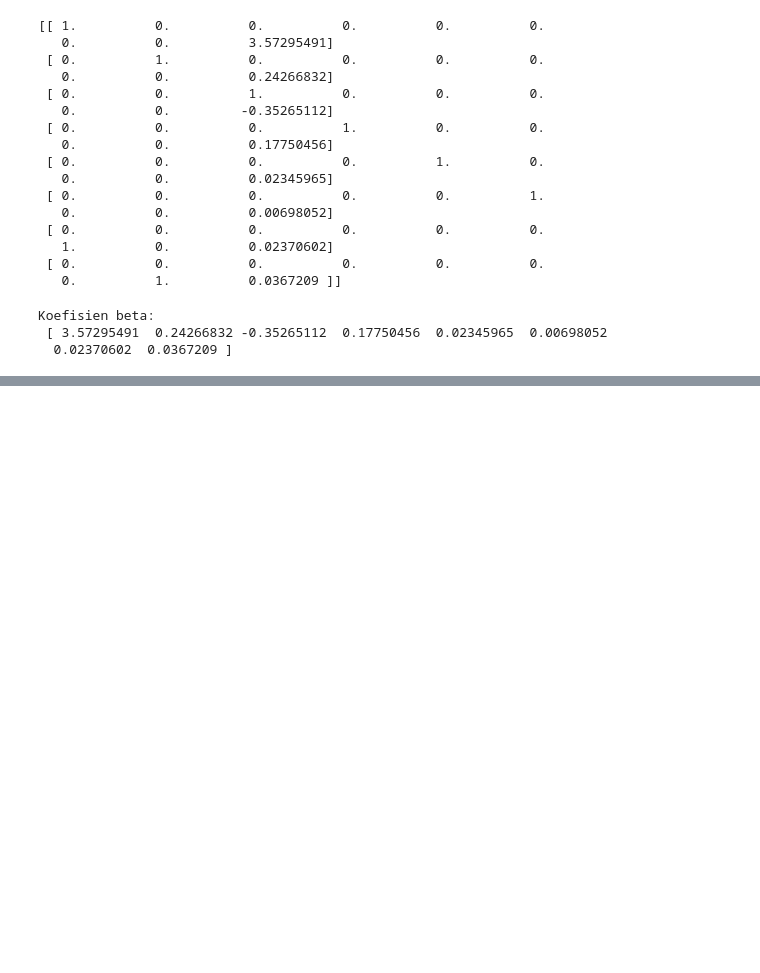
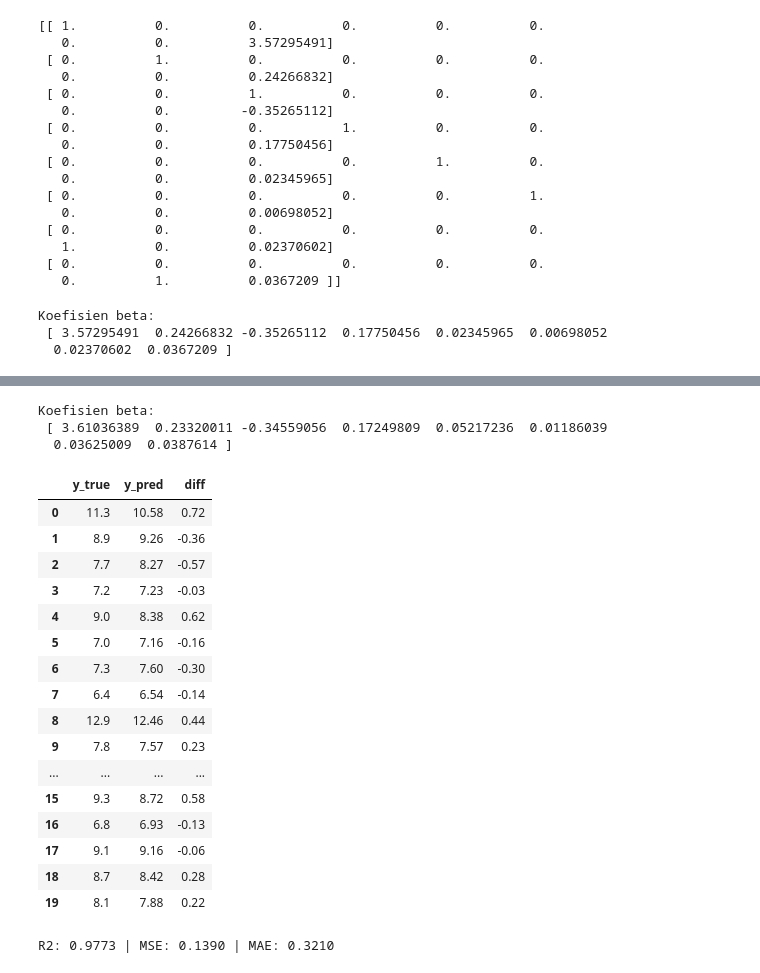
Before and after one commit to umbiumbiian/Mobile-Legend-Bang-Bang, a Jupyter notebook: notebook/main.ipynb, the cells around one changed output, grey strips where cells are left out. Cells and saved outputs as stored; diff of their text form; code cells hidden in the pictures; blank space fills up the shorter version.

```diff
--- a/notebook/main.ipynb
+++ b/notebook/main.ipynb
@@ -607,0 +695,58 @@ dan mendapatkan koefisien untuk setiap fitur
+# %%
+beta= rref[:, -1]
+print("Koefisien beta:\n", beta)
+# %% [output]
+Koefisien beta:
+ [ 3.61036389  0.23320011 -0.34559056  0.17249809  0.05217236  0.01186039
+  0.03625009  0.0387614 ]
+# %%
+# Gunakan koefisien beta untuk membuat prediksi pada set test dan bandingkan dengan y_test
+# Siapkan fitur numerik pada x_test agar sesuai urutan kolom yang dipakai saat training (X_df)
+train_numeric_cols = list(X_df.columns)  # kolom numerik yang digunakan saat training
+X_test_df = x_test.select_dtypes(include=[np.number]).copy()
+# Pastikan semua kolom training ada di test; isi dengan 0 jika tidak ada
+for c in train_numeric_cols:
+    if c not in X_test_df.columns:
+        X_test_df[c] = 0
+# Seleksi dan urutkan kolom sesuai training
+X_test_df = X_test_df[train_numeric_cols].fillna(0)
+# Tambah kolom bias (intercept)
+X_test_mat = np.column_stack((np.ones(len(X_test_df)), X_test_df.values))
+# Pastikan bentuk beta kompatibel (vektor kolom)
+beta_vec = np.array(beta).reshape(-1)
+if beta_vec.shape[0] != X_test_mat.shape[1]:
+    raise ValueError(f'Ukuran beta ({beta_vec.shape[0]}) tidak cocok dengan jumlah fitur+intercept ({X_test_mat.shape[1]}).')
+# Hitung prediksi
+y_pred = (X_test_mat @ beta_vec).flatten()
+# Ambil y_test numerik yang sesuai
+y_test_num = pd.to_numeric(y_test, errors='coerce').fillna(0).values.flatten()
+# Buat DataFrame perbandingan
+cmp = pd.DataFrame({'y_true': y_test_num, 'y_pred': np.round(y_pred,2)})
+cmp['diff'] = np.round(cmp['y_true'] - cmp['y_pred'],2)
+display(cmp.reset_index(drop=True))
+# Hitung metrik sederhana: MSE, MAE, R2 (manual)
+ss_res = np.sum((y_test_num - y_pred)**2)
+ss_tot = np.sum((y_test_num - y_test_num.mean())**2)
+r2 = 1 - ss_res/ss_tot if ss_tot != 0 else np.nan
+mse = np.mean((y_test_num - y_pred)**2)
+mae = np.mean(np.abs(y_test_num - y_pred))
+print(f'R2: {r2:.4f} | MSE: {mse:.4f} | MAE: {mae:.4f}')
+# %% [output]
+|  | y_true | y_pred | diff |
+| 0 | 11.3 | 10.58 | 0.72 |
+| 1 | 8.9 | 9.26 | -0.36 |
+| 2 | 7.7 | 8.27 | -0.57 |
+| 3 | 7.2 | 7.23 | -0.03 |
+| 4 | 9.0 | 8.38 | 0.62 |
+| 5 | 7.0 | 7.16 | -0.16 |
+| 6 | 7.3 | 7.60 | -0.30 |
+| 7 | 6.4 | 6.54 | -0.14 |
+| 8 | 12.9 | 12.46 | 0.44 |
+| 9 | 7.8 | 7.57 | 0.23 |
+| ... | ... | ... | ... |
+| 15 | 9.3 | 8.72 | 0.58 |
+| 16 | 6.8 | 6.93 | -0.13 |
+| 17 | 9.1 | 9.16 | -0.06 |
+| 18 | 8.7 | 8.42 | 0.28 |
+| 19 | 8.1 | 7.88 | 0.22 |
+R2: 0.9773 | MSE: 0.1390 | MAE: 0.3210
```
Also changed, not shown: parts of 25 cells of this notebook.
